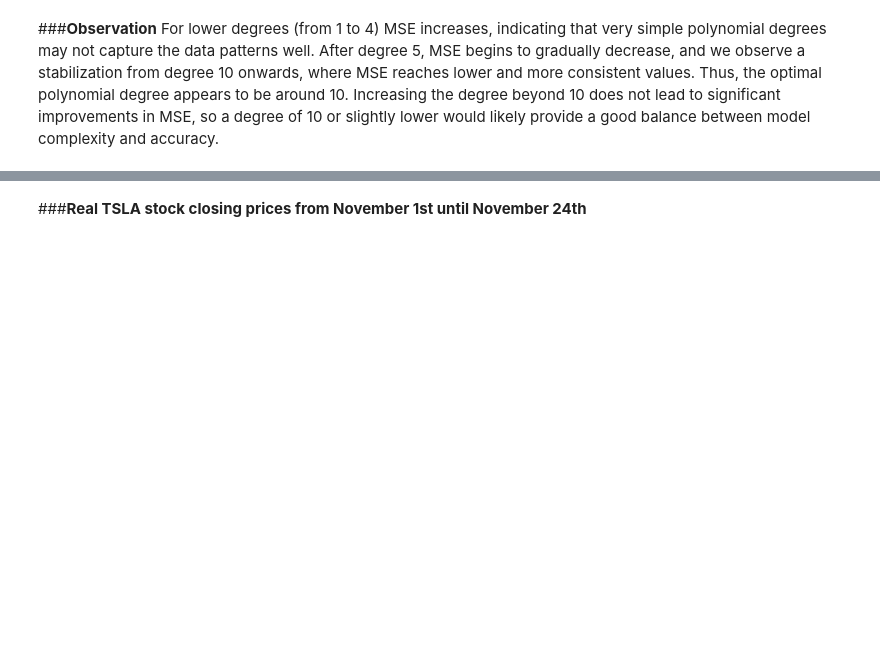
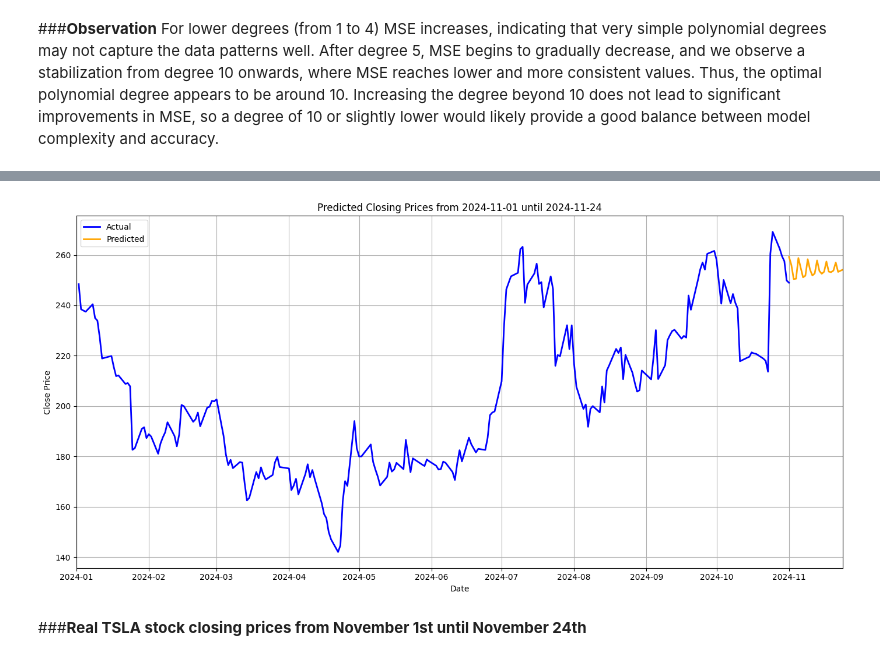
Before and after one commit to miltiadiss/CEID_NE5237-Decision-Theory, a Jupyter notebook: TSLA_stock_price_prediction.ipynb, the cells around one changed output, grey strips where cells are left out. Cells and saved outputs as stored; diff of their text form; code cells hidden in the pictures; blank space fills up the shorter version.

```diff
--- a/TSLA_stock_price_prediction.ipynb
+++ b/TSLA_stock_price_prediction.ipynb
@@ -582,0 +629,66 @@ plt.show()
+# %%
+# We delete the predicted data for November 2024 from the initial DataFrame and keep the initial data
+del df
+df = pd.read_csv('close_prices.csv', parse_dates=['Date'])
+df = df.sort_values(by='Date')  # Sorting by 'Date'
+
+def predict_close_price(df, weights, bias, start_date, num_days, degree):
+    # Create a new PolynomialFeatures object with the same degree
+    poly = PolynomialFeatures(degree=degree)
+
+    # Initialize predictions list and get the last known prices
+    predictions = []
+    last_n_prices = df['Close'].iloc[-4:].values  # Get last N prices for predictions
+
+    # Predict for the given number of days
+    for _ in range(num_days):
+        # Transform the last_n_prices into polynomial features
+        last_n_prices_poly = poly.fit_transform(last_n_prices.reshape(1, -1))  # Reshape to 2D array
+
+        # Calculate predicted close price for the next day
+        predicted_close = np.dot(last_n_prices_poly, weights) + bias
+
+        # Append prediction
+        predictions.append(predicted_close[0])  # Take the first element of the prediction
+
+        # Update last_n_prices for the next iteration
+        last_n_prices = np.roll(last_n_prices, -1)  # Shift prices left
+        last_n_prices[-1] = predicted_close  # Add the predicted price at the end
+
+    return predictions
+
+# Now, you can call the updated function
+N = 4
+degree = 10
+alpha = 1.0
+_, _, _, _, _, _, weights, bias = polynomial_regression_model(degree, N, df, alpha)
+
+# Make predictions starting from '2024-11-01' for 24 days
+start_date = '2024-11-01'
+num_days = 24
+predicted_prices = predict_close_price(df, weights, bias, start_date, num_days, degree)
+
+# Create a DataFrame for predicted prices with corresponding dates
+predicted_dates = [pd.to_datetime(start_date) + pd.Timedelta(days=i) for i in range(num_days)]
+predictions_df = pd.DataFrame({'Date': predicted_dates, 'Predicted Close': predicted_prices})
+print(predictions_df)
+
+# Combine predictions with the initial DataFrame
+df_combined = pd.concat([df, predictions_df], ignore_index=True)
+
+# Plot the actual and predicted 'close' prices for all days
+fig, ax = plt.subplots(figsize=(14, 7))
+ax.plot(df[df['Date'] >= '2024-01-01']['Date'], df[df['Date'] >= '2024-01-01']['Close'], label='Actual', color='blue', linewidth=2)
+ax.plot(predictions_df['Date'], predictions_df['Predicted Close'], label='Predicted', color='orange', linestyle='-', linewidth=2)
+
+# Set plot limits to show only year 2024 and onwards
+ax.set_xlim([pd.to_datetime('2024-01-01'), predictions_df['Date'].max()])
+
+ax.set_title('Predicted Closing Prices from 2024-11-01 until 2024-11-24')
+ax.set_xlabel('Date')
+ax.set_ylabel('Close Price')
+ax.legend()
+ax.grid(True)
+plt.tight_layout()
+plt.show()
+# %% [output]
@@ -583,2 +712,3 @@ plt.show()
+[figure, added]
 # %% [markdown]
 ###**Real TSLA stock closing prices from November 1st until November 24th**
```
Also changed, not shown: parts of 15 cells of this notebook.
